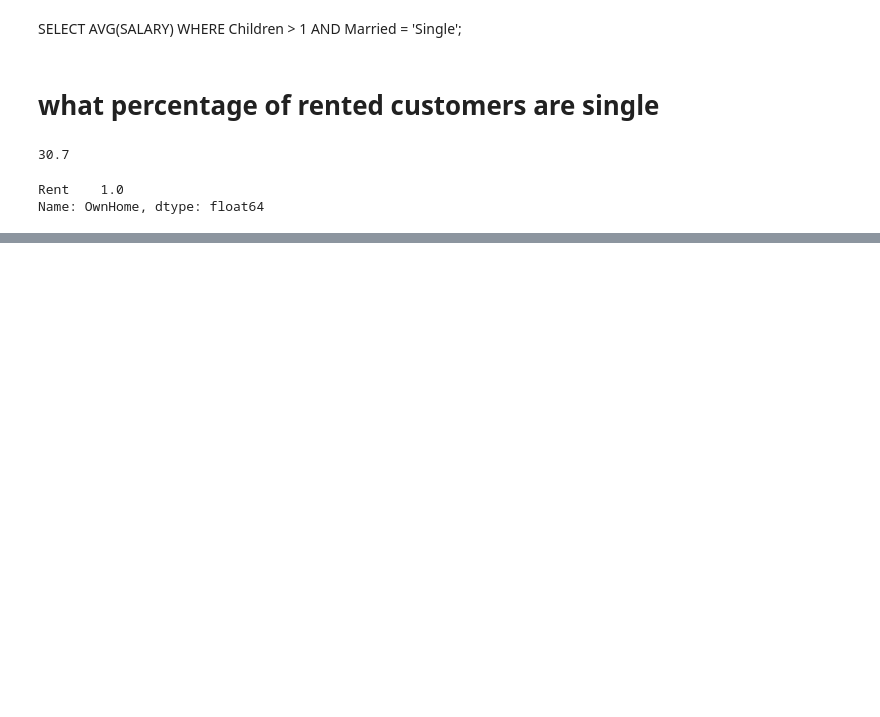
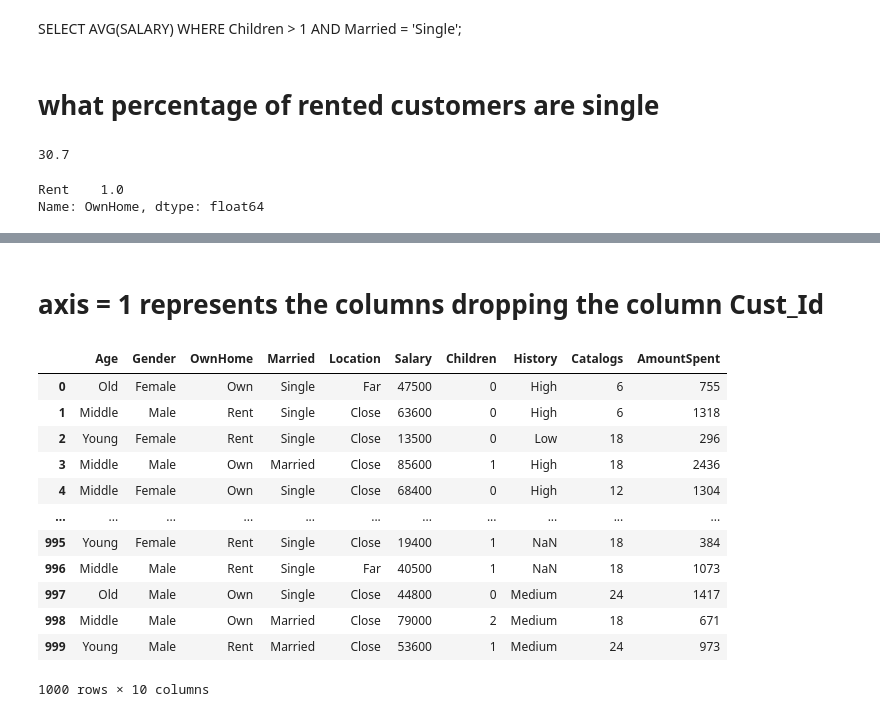
Before and after one commit to kshirsagarsiddharth/manipal_data_science, a Jupyter notebook: pandas_manipal.ipynb, the cells around one changed output, grey strips where cells are left out. Saved outputs shown, nothing was run; the diff lists cells and outputs as text; code cells hidden in the pictures; blank space fills up the shorter version.

Commit message:
added location and stuff

```diff
--- a/pandas_manipal.ipynb
+++ b/pandas_manipal.ipynb
@@ -664,0 +670,4 @@ Name: OwnHome, dtype: float64
+# %%
+import pandas as pd
+import numpy as np
+df = pd.read_csv(r'dm.csv')
@@ -664,0 +692,2 @@ Name: OwnHome, dtype: float64
+# %%
+df['log_salary'] = np.log(df['Salary'])
@@ -664,0 +729,2 @@ Name: OwnHome, dtype: float64
+# %%
+df.drop('log_salary', axis=1, inplace=True)
@@ -664,0 +747,19 @@ Name: OwnHome, dtype: float64
+# %% [markdown]
+# axis = 1 represents the columns dropping the column Cust_Id
+# %%
+
+df.drop("Cust_Id", axis=1)
+# %% [output]
+|  | Age | Gender | OwnHome | Married | Location | Salary | Children | History | Catalogs | AmountSpent |
+| 0 | Old | Female | Own | Single | Far | 47500 | 0 | High | 6 | 755 |
+| 1 | Middle | Male | Rent | Single | Close | 63600 | 0 | High | 6 | 1318 |
+| 2 | Young | Female | Rent | Single | Close | 13500 | 0 | Low | 18 | 296 |
+| 3 | Middle | Male | Own | Married | Close | 85600 | 1 | High | 18 | 2436 |
+| 4 | Middle | Female | Own | Single | Close | 68400 | 0 | High | 12 | 1304 |
+| ... | ... | ... | ... | ... | ... | ... | ... | ... | ... | ... |
+| 995 | Young | Female | Rent | Single | Close | 19400 | 1 | NaN | 18 | 384 |
+| 996 | Middle | Male | Rent | Single | Far | 40500 | 1 | NaN | 18 | 1073 |
+| 997 | Old | Male | Own | Single | Close | 44800 | 0 | Medium | 24 | 1417 |
+| 998 | Middle | Male | Own | Married | Close | 79000 | 2 | Medium | 18 | 671 |
+| 999 | Young | Male | Rent | Married | Close | 53600 | 1 | Medium | 24 | 973 |
+1000 rows × 10 columns
```
Also changed, not shown: parts of 17 cells of this notebook.
